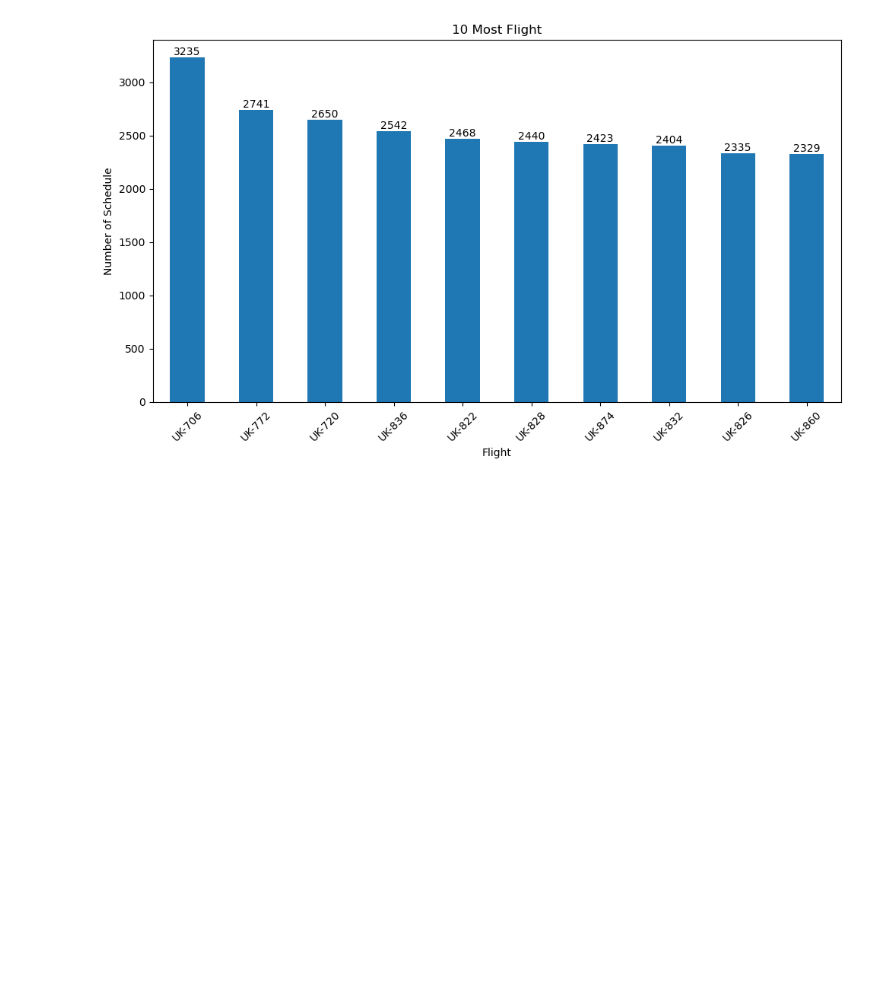
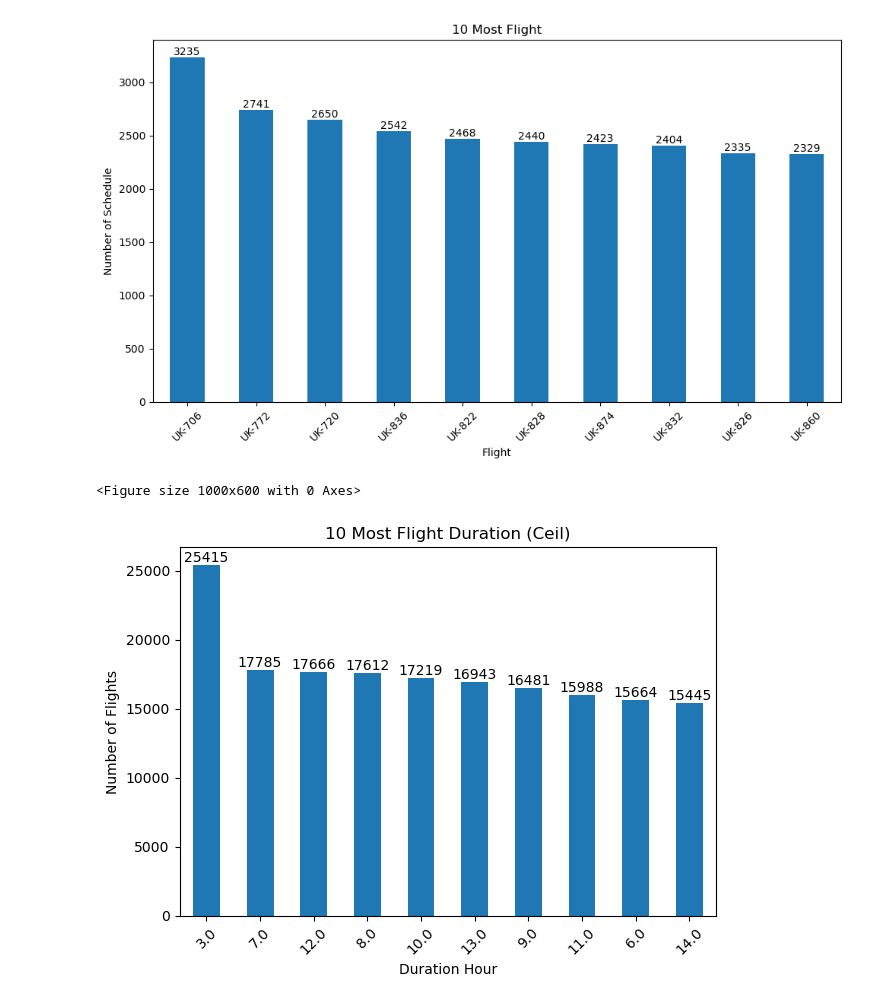
Before and after one commit to FlazeFy2/DS_Airlines-Flights-Data, a Jupyter notebook: exploratory data analysis-bar.ipynb, the cells around one changed output. Drawn from its saved outputs; the diff is of its cells as text; code cells hidden in the pictures; blank space fills up the shorter version.

Commit message:
[DS] Exploratory Data Analysis (EDA) - Bar Chart 10 Most Flight Duration (Round Up)

```diff
--- a/exploratory data analysis-bar.ipynb
+++ b/exploratory data analysis-bar.ipynb
@@ -19,3 +19,41 @@ plt.tight_layout()
 plt.show()
 # %% [output]
 [figure]
+# %%
+import pandas as pd
+import matplotlib.pyplot as plt
+import numpy as np
+
+# Exploratory Data Analysis (EDA) - Bar Chart 10 Most Flight Duration (Round Up)
+df = pd.read_csv("airlines_flights_data.csv")
+
+# Group by Duration (Ceil)
+duration_summary = (
+    df.assign(duration_hour=np.ceil(df['duration']))
+      .groupby('duration_hour')
+      .size()
+      .reset_index(name='total_flight')
+      .sort_values(by='total_flight', ascending=False)
+      .head(10)
+)
+
+# Bar Chart
+plt.figure(figsize=(10, 6))
+ax = duration_summary.plot(
+    x='duration_hour',
+    y='total_flight',
+    kind='bar',
+    legend=False
+)
+# Add label
+for i, value in enumerate(duration_summary['total_flight']):
+    plt.text(i, value + 1, str(value), ha='center', va='bottom')
+plt.title("10 Most Flight Duration (Ceil)")
+plt.xlabel("Duration Hour")
+plt.ylabel("Number of Flights")
+plt.xticks(rotation=45)
+plt.tight_layout()
+plt.show()
+# %% [output]
+<Figure size 1000x600 with 0 Axes>
+[figure, added]
```
Also changed, not shown: 1 other file.
